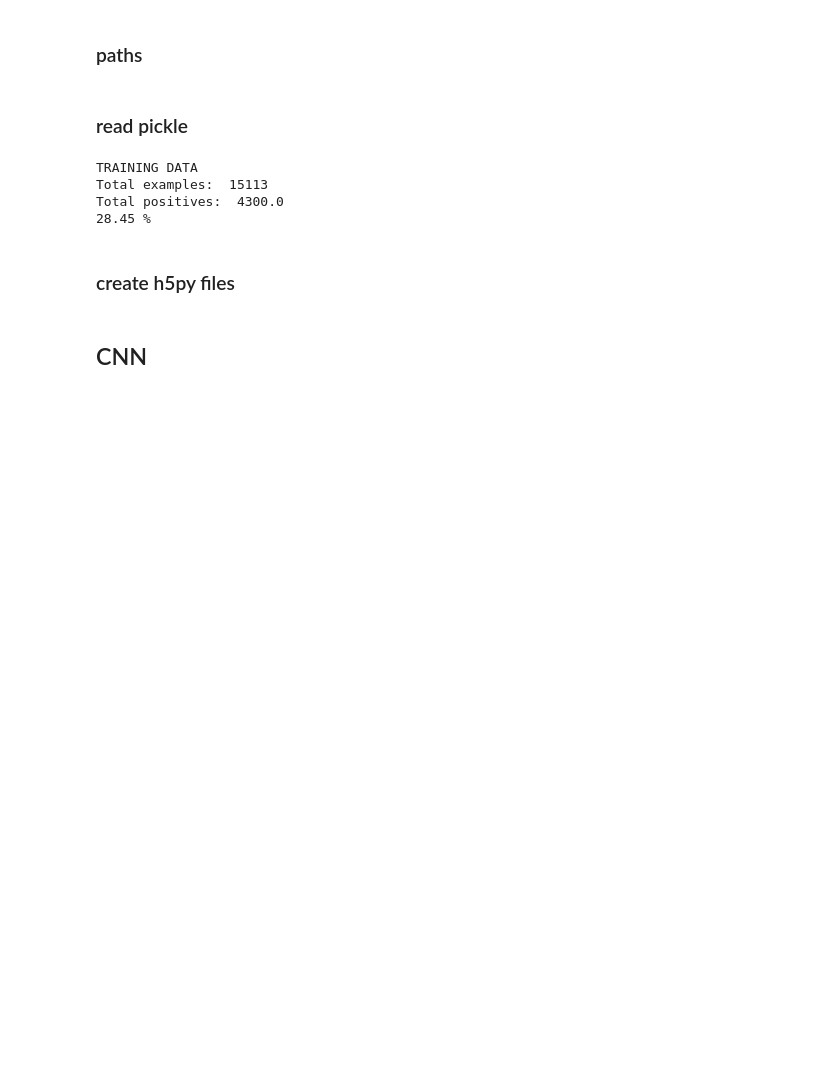
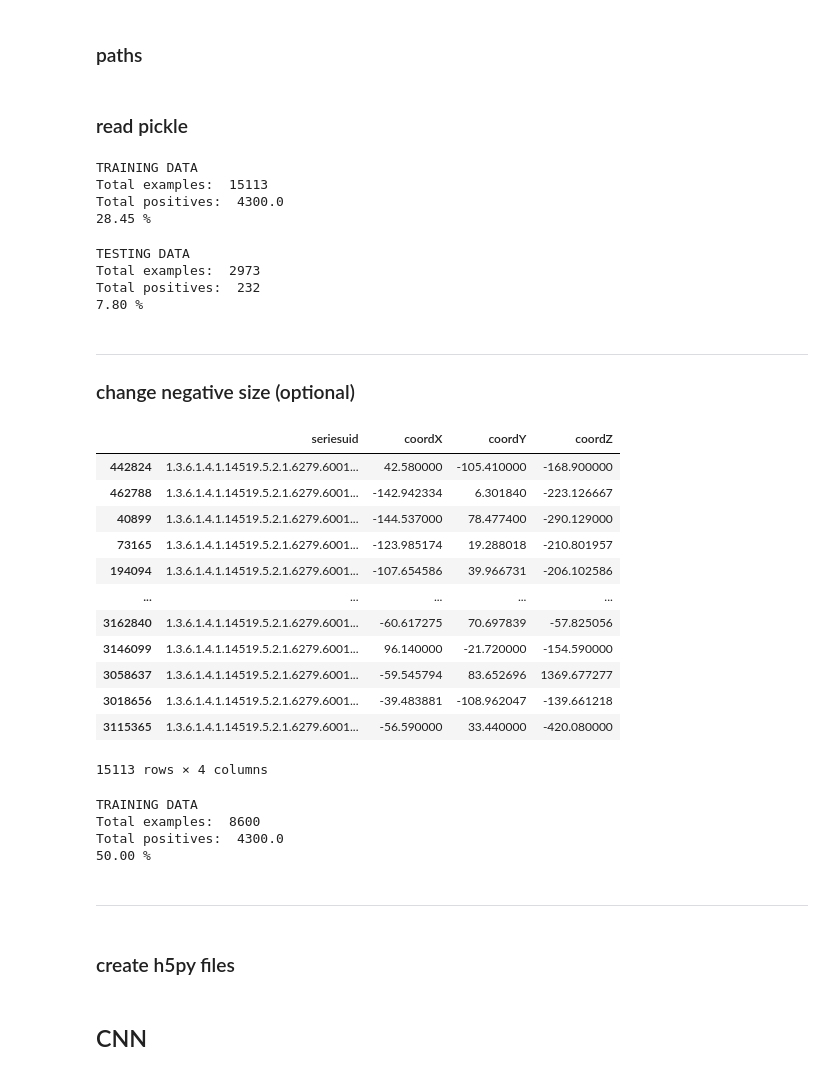
Before and after one commit to mrjslau/malaCAD, a Jupyter notebook: notebooks/train_model.ipynb, the cells around one changed output. Saved outputs shown, nothing was run; the diff lists cells and outputs as text; code cells hidden in the pictures; blank space fills up the shorter version.

```diff
--- a/notebooks/train_model.ipynb
+++ b/notebooks/train_model.ipynb
@@ -40,3 +39,32 @@ TRAINING DATA
 Total examples:  15113
 Total positives:  4300.0
 28.45 %
+# %%
+print('TESTING DATA')
+print('Total examples: ', len(y_test))
+print('Total positives: ', y_test.sum())
+print(format((y_test.sum() / len(y_test)) * 100, '.2f'), '%')
+# %% [output]
+TESTING DATA
+Total examples:  2973
+Total positives:  232
+7.80 %
+# %% [markdown]
+----
+### change negative size (optional)
+# %%
+X_train
+# %% [output]
+|  | seriesuid | coordX | coordY | coordZ |
+| 442824 | 1.3.6.1.4.1.14519.5.2.1.6279.6001... | 42.580000 | -105.410000 | -168.900000 |
+| 462788 | 1.3.6.1.4.1.14519.5.2.1.6279.6001... | -142.942334 | 6.301840 | -223.126667 |
+| 40899 | 1.3.6.1.4.1.14519.5.2.1.6279.6001... | -144.537000 | 78.477400 | -290.129000 |
+| 73165 | 1.3.6.1.4.1.14519.5.2.1.6279.6001... | -123.985174 | 19.288018 | -210.801957 |
+| 194094 | 1.3.6.1.4.1.14519.5.2.1.6279.6001... | -107.654586 | 39.966731 | -206.102586 |
+| ... | ... | ... | ... | ... |
+| 3162840 | 1.3.6.1.4.1.14519.5.2.1.6279.6001... | -60.617275 | 70.697839 | -57.825056 |
+| 3146099 | 1.3.6.1.4.1.14519.5.2.1.6279.6001... | 96.140000 | -21.720000 | -154.590000 |
+| 3058637 | 1.3.6.1.4.1.14519.5.2.1.6279.6001... | -59.545794 | 83.652696 | 1369.677277 |
+| 3018656 | 1.3.6.1.4.1.14519.5.2.1.6279.6001... | -39.483881 | -108.962047 | -139.661218 |
+| 3115365 | 1.3.6.1.4.1.14519.5.2.1.6279.6001... | -56.590000 | 33.440000 | -420.080000 |
+15113 rows × 4 columns
@@ -43,3 +78,15 @@ Total positives:  4300.0
+# %%
+print('TRAINING DATA')
+print('Total examples: ', len(y_train))
+print('Total positives: ', y_train.sum())
+print(format((y_train.sum() / len(y_train)) * 100, '.2f'), '%')
+# %% [output]
+TRAINING DATA
+Total examples:  8600
+Total positives:  4300.0
+50.00 %
+# %% [markdown]
+----
 # %% [markdown]
 ### create h5py files
 # %%
```
Also changed, not shown: parts of 21 cells of this notebook, 18 other files.
